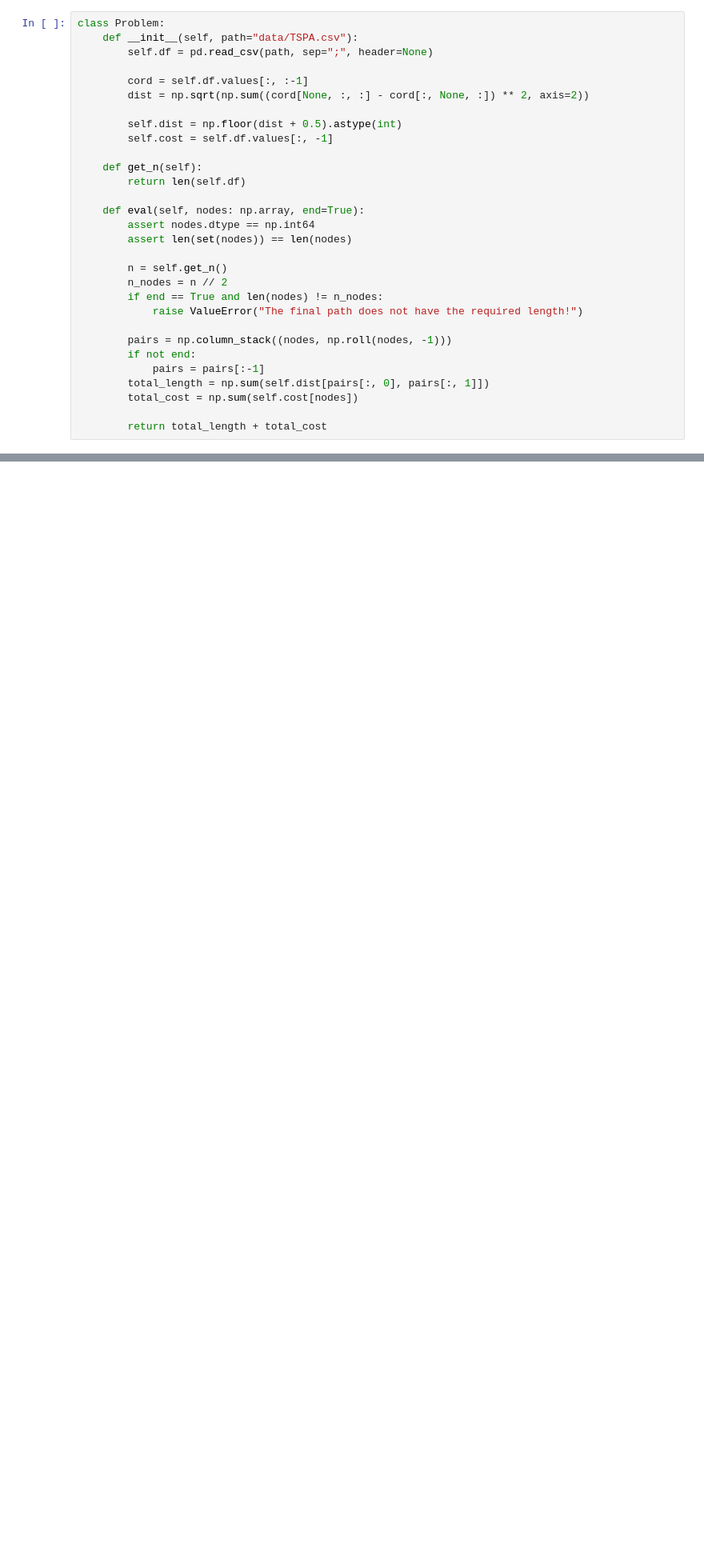
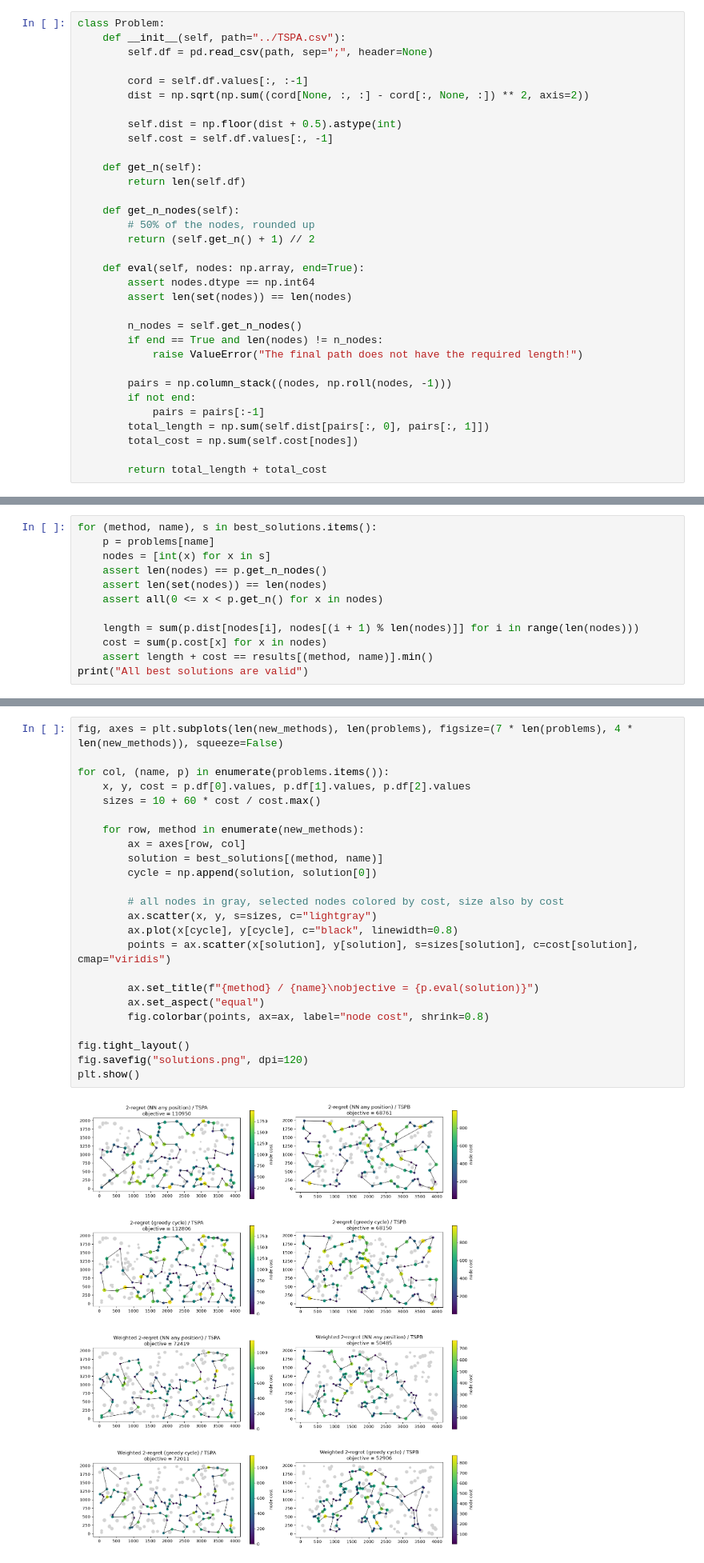
Before and after one commit to Adam-Mazur/evolutionary-computation-2026, a Jupyter notebook: a2/main.ipynb, the cells around one changed output, grey strips where cells are left out. Shown at 80% size. Cells and saved outputs as stored; diff of their text form; blank space fills up the shorter version.

```diff
--- a/a2/main.ipynb
+++ b/a2/main.ipynb
@@ -4,6 +5,6 @@ import numpy as np
 # %%
 class Problem:
-    def __init__(self, path="data/TSPA.csv"):
+    def __init__(self, path="../TSPA.csv"):
         self.df = pd.read_csv(path, sep=";", header=None)
 
         cord = self.df.values[:, :-1]
@@ -15,12 +16,15 @@ class Problem:
     def get_n(self):
         return len(self.df)
 
+    def get_n_nodes(self):
+        # 50% of the nodes, rounded up
+        return (self.get_n() + 1) // 2
+
     def eval(self, nodes: np.array, end=True):
         assert nodes.dtype == np.int64
         assert len(set(nodes)) == len(nodes)
 
-        n = self.get_n()
-        n_nodes = n // 2
+        n_nodes = self.get_n_nodes()
         if end == True and len(nodes) != n_nodes:
             raise ValueError("The final path does not have the required length!")
 
@@ -54,0 +256,12 @@ def eval(f: callable, p: Problem, iter=200):
+# %%
+for (method, name), s in best_solutions.items():
+    p = problems[name]
+    nodes = [int(x) for x in s]
+    assert len(nodes) == p.get_n_nodes()
+    assert len(set(nodes)) == len(nodes)
+    assert all(0 <= x < p.get_n() for x in nodes)
+
+    length = sum(p.dist[nodes[i], nodes[(i + 1) % len(nodes)]] for i in range(len(nodes)))
+    cost = sum(p.cost[x] for x in nodes)
+    assert length + cost == results[(method, name)].min()
+print("All best solutions are valid")
@@ -54,0 +272,26 @@ def eval(f: callable, p: Problem, iter=200):
+# %%
+fig, axes = plt.subplots(len(new_methods), len(problems), figsize=(7 * len(problems), 4 * len(new_methods)), squeeze=False)
+
+for col, (name, p) in enumerate(problems.items()):
+    x, y, cost = p.df[0].values, p.df[1].values, p.df[2].values
+    sizes = 10 + 60 * cost / cost.max()
+
+    for row, method in enumerate(new_methods):
+        ax = axes[row, col]
+        solution = best_solutions[(method, name)]
+        cycle = np.append(solution, solution[0])
+
+        # all nodes in gray, selected nodes colored by cost, size also by cost
+        ax.scatter(x, y, s=sizes, c="lightgray")
+        ax.plot(x[cycle], y[cycle], c="black", linewidth=0.8)
+        points = ax.scatter(x[solution], y[solution], s=sizes[solution], c=cost[solution], cmap="viridis")
+
+        ax.set_title(f"{method} / {name}\nobjective = {p.eval(solution)}")
+        ax.set_aspect("equal")
+        fig.colorbar(points, ax=ax, label="node cost", shrink=0.8)
+
+fig.tight_layout()
+fig.savefig("solutions.png", dpi=120)
+plt.show()
+# %% [output]
+[figure, added]
```
Also changed, not shown: parts of 19 cells of this notebook, 2 other files.
